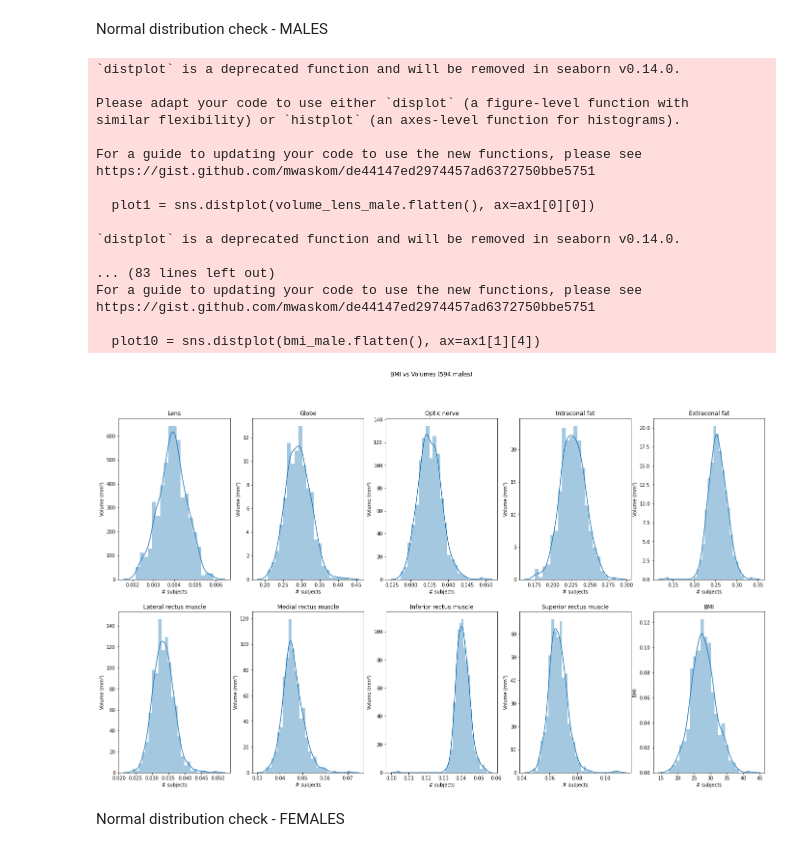
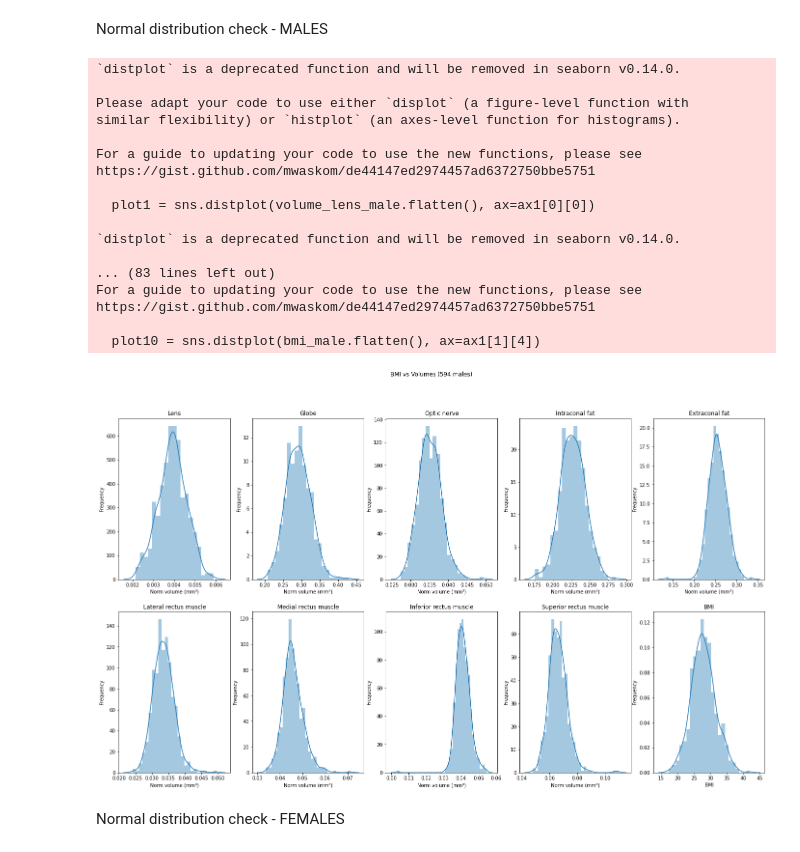
Before and after one commit to jaimebarran/a-eye_segmentation, a Jupyter notebook: deep_learning/3D_multilabel/extract_biometrics.ipynb, the cells around one changed output. Drawn from its saved outputs; the diff is of its cells as text; code cells hidden in the pictures.

Commit message:
correcting normal distribution labels - normalized data

```diff
--- a/deep_learning/3D_multilabel/extract_biometrics.ipynb
+++ b/deep_learning/3D_multilabel/extract_biometrics.ipynb
@@ -1249,8 +1249,8 @@ import plotly.express as px
 # Concat csv in one dataframe (metadata + volumes per label)
 
 # Paths
-csv_metadata = '/mnt/sda1/Repos/a-eye/Output/sub_metadata.csv'
-csv_volumes = '/mnt/sda1/Repos/a-eye/Data/SHIP_dataset/volumes_reg_norm.csv'
+csv_metadata = '/mnt/sda1/Repos/a-eye/Output/metadata/sub_metadata.csv'
+csv_volumes = '/mnt/sda1/Repos/a-eye/Output/volumes/volumes_reg_norm.csv'
 
 # Pandas read csv
 pd_metadata = pd.read_csv(csv_metadata)
@@ -1531,8 +1531,8 @@ y_axis = [19,31]
 # Lens
 ax1[0][0].set_title(f'Lens')
 plot1 = sns.distplot(volume_lens_male.flatten(), ax=ax1[0][0])
-ax1[0][0].set_xlabel('# subjects')
-ax1[0][0].set_ylabel('Volume (mm³)')
+ax1[0][0].set_xlabel('Norm volume (mm³)')
+ax1[0][0].set_ylabel('Frequency')
 if fix_axis:
     # ax[1].set_xlim(x_axis)
     ax1[0][0].set_ylim(y_axis)
@@ -1540,8 +1540,8 @@ if fix_axis:
 # Globe
 ax1[0][1].set_title(f'Globe')
 plot2 = sns.distplot(volume_globe_male.flatten(), ax=ax1[0][1])
-ax1[0][1].set_xlabel('# subjects')
-ax1[0][1].set_ylabel('Volume (mm³)')
+ax1[0][1].set_xlabel('Norm volume (mm³)')
+ax1[0][1].set_ylabel('Frequency')
 if fix_axis:
     # ax[1].set_xlim(x_axis)
     ax1[0][1].set_ylim(y_axis)
@@ -1549,8 +1549,8 @@ if fix_axis:
 # Optic nerve
 ax1[0][2].set_title(f'Optic nerve')
 plot3 = sns.distplot(volume_nerve_male.flatten(), ax=ax1[0][2])
-ax1[0][2].set_xlabel('# subjects')
-ax1[0][2].set_ylabel('Volume (mm³)')
+ax1[0][2].set_xlabel('Norm volume (mm³)')
+ax1[0][2].set_ylabel('Frequency')
 if fix_axis:
     # ax[1].set_xlim(x_axis)
     ax1[0][2].set_ylim(y_axis)
@@ -1558,8 +1558,8 @@ if fix_axis:
 # Intraconal fat
 ax1[0][3].set_title(f'Intraconal fat')
 plot4 = sns.distplot(volume_int_fat_male.flatten(), ax=ax1[0][3])
-ax1[0][3].set_xlabel('# subjects')
-ax1[0][3].set_ylabel('Volume (mm³)')
+ax1[0][3].set_xlabel('Norm volume (mm³)')
+ax1[0][3].set_ylabel('Frequency')
 if fix_axis:
     # ax[1].set_xlim(x_axis)
     ax1[0][3].set_ylim(y_axis)
@@ -1567,8 +1567,8 @@ if fix_axis:
 # Extraconal fat
 ax1[0][4].set_title(f'Extraconal fat')
 plot5 = sns.distplot(volume_ext_fat_male.flatten(), ax=ax1[0][4])
-ax1[0][4].set_xlabel('# subjects')
-ax1[0][4].set_ylabel('Volume (mm³)')
+ax1[0][4].set_xlabel('Norm volume (mm³)')
+ax1[0][4].set_ylabel('Frequency')
 if fix_axis:
     # ax[1].set_xlim(x_axis)
     ax1[0][4].set_ylim(y_axis)
@@ -1576,8 +1576,8 @@ if fix_axis:
 # Lateral rectus muscle
 ax1[1][0].set_title(f'Lateral rectus muscle')
 plot6 = sns.distplot(volume_lat_mus_male.flatten(), ax=ax1[1][0])
-ax1[1][0].set_xlabel('# subjects')
-ax1[1][0].set_ylabel('Volume (mm³)')
+ax1[1][0].set_xlabel('Norm volume (mm³)')
+ax1[1][0].set_ylabel('Frequency')
 if fix_axis:
     # ax[1].set_xlim(x_axis)
     ax1[1][0].set_ylim(y_axis)
@@ -1585,8 +1585,8 @@ if fix_axis:
 # Medial rectus muscle
 ax1[1][1].set_title(f'Medial rectus muscle')
 plot7 = sns.distplot(volume_med_mus_male.flatten(), ax=ax1[1][1])
-ax1[1][1].set_xlabel('# subjects')
-ax1[1][1].set_ylabel('Volume (mm³)')
+ax1[1][1].set_xlabel('Norm volume (mm³)')
+ax1[1][1].set_ylabel('Frequency')
 if fix_axis:
     # ax[1].set_xlim(x_axis)
     ax1[1][1].set_ylim(y_axis)
@@ -1594,8 +1594,8 @@ if fix_axis:
 # Inferior rectus muscle
 ax1[1][2].set_title(f'Inferior rectus muscle')
 plot8 = sns.distplot(volume_inf_mus_male.flatten(), ax=ax1[1][2])
-ax1[1][2].set_xlabel('# subjects')
-ax1[1][2].set_ylabel('Volume (mm³)')
+ax1[1][2].set_xlabel('Norm volume (mm³)')
+ax1[1][2].set_ylabel('Frequency')
 if fix_axis:
     # ax[1].set_xlim(x_axis)
     ax1[1][2].set_ylim(y_axis)
@@ -1603,43 +1603,43 @@ if fix_axis:
 # Superior rectus muscle
 ax1[1][3].set_title(f'Superior rectus muscle')
 plot9 = sns.distplot(volume_sup_mus_male.flatten(), ax=ax1[1][3])
-ax1[1][3].set_xlabel('# subjects')
-ax1[1][3].set_ylabel('Volume (mm³)')
+ax1[1][3].set_xlabel('Norm volume (mm³)')
+ax1[1][3].set_ylabel('Frequency')
 if fix_axis:
     # ax[1].set_xlim(x_axis)
     ax1[1][3].set_ylim(y_axis)
 
 # Superior rectus muscle
 ax1[1][4].set_title(f'BMI')
 plot10 = sns.distplot(bmi_male.flatten(), ax=ax1[1][4])
-ax1[1][4].set_xlabel('# subjects')
-ax1[1][4].set_ylabel('BMI')
+ax1[1][4].set_xlabel('BMI')
+ax1[1][4].set_ylabel('Frequency')
 if fix_axis:
     # ax[1].set_xlim(x_axis)
     ax1[1][4].set_ylim(y_axis)
 
 plt.show
 
-# plt.savefig('/mnt/sda1/Repos/a-eye/Output/dist_gaussian_vol_bmi_males_norm.png')
+plt.savefig('/mnt/sda1/Repos/a-eye/Output/bmi_vs_volume/dist_gaussian_vol_bmi_males_norm.png')
 # %% [output]
 `distplot` is a deprecated function and will be removed in seaborn v0.14.0.
 
 Please adapt your code to use either `displot` (a figure-level function with
 similar flexibility) or `histplot` (an axes-level function for histograms).
 
 For a guide to updating your code to use the new functions, please see
 https://gist.github.com/mwaskom/de44147ed2974457ad6372750bbe5751
 
   plot1 = sns.distplot(volume_lens_male.flatten(), ax=ax1[0][0])
 
 `distplot` is a deprecated function and will be removed in seaborn v0.14.0.
 
 ... (83 lines left out)
 For a guide to updating your code to use the new functions, please see
 https://gist.github.com/mwaskom/de44147ed2974457ad6372750bbe5751
 
   plot10 = sns.distplot(bmi_male.flatten(), ax=ax1[1][4])
-[figure, old version]
+[figure, new version]
 # %% [markdown]
 Normal distribution check - FEMALES
 # %%
```
Also changed, not shown: parts of 5 cells of this notebook.
